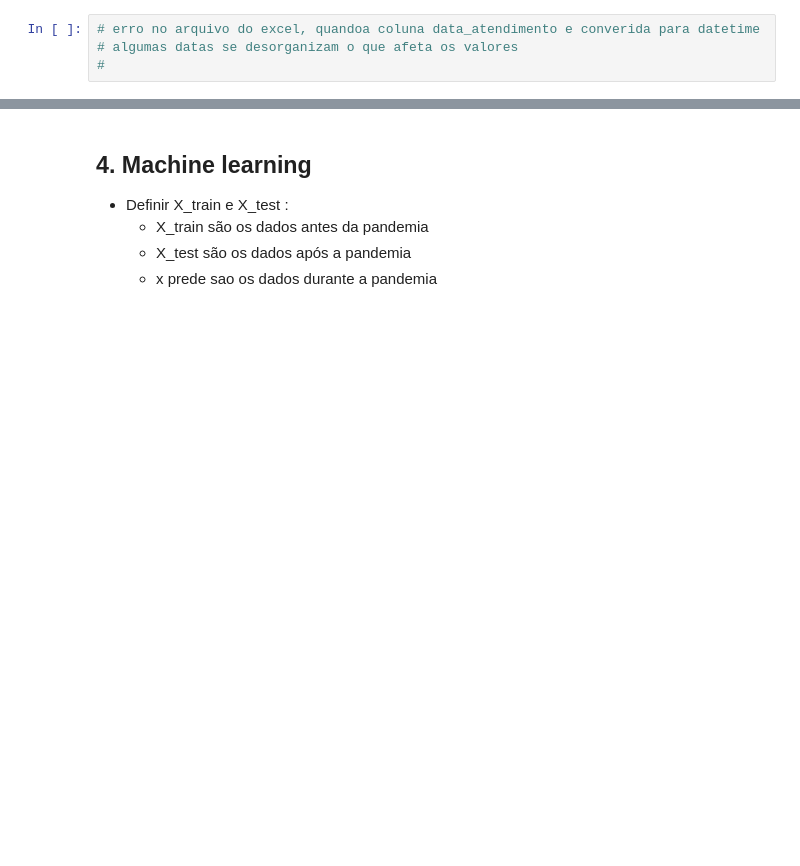
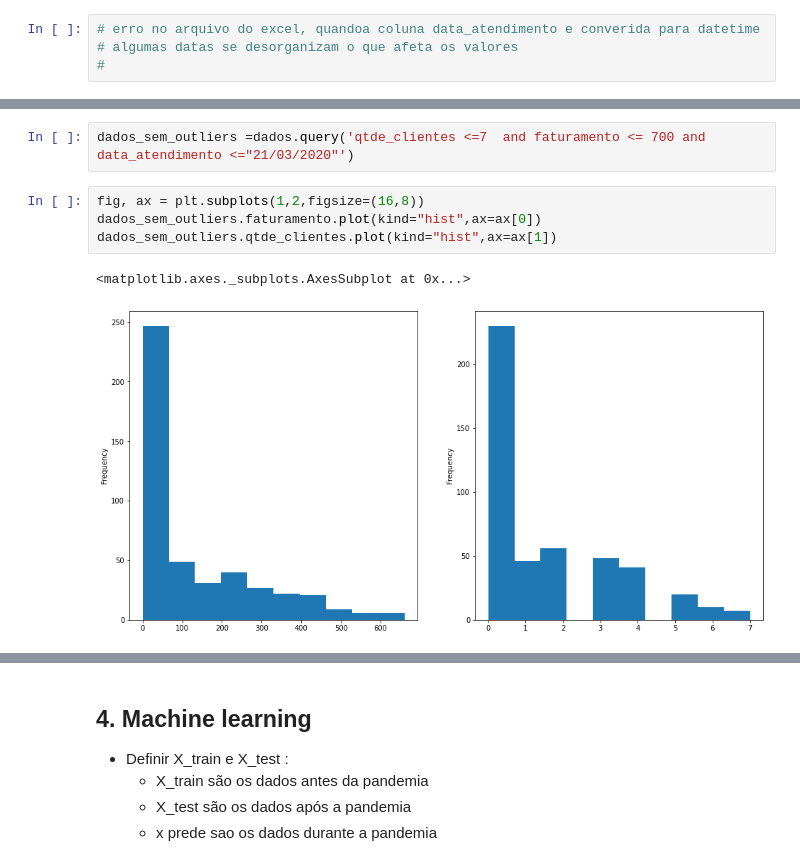
Before and after one commit to robertferro/previsao_faturamento_studio_estetica, a Jupyter notebook: dados-studio/coleta-manipulacao-de-dados.ipynb, the cells around one changed output, grey strips where cells are left out. Cells and saved outputs as stored; diff of their text form; blank space fills up the shorter version.

```diff
--- a/dados-studio/coleta-manipulacao-de-dados.ipynb
+++ b/dados-studio/coleta-manipulacao-de-dados.ipynb
@@ -81,0 +135,9 @@ dados.corr()
+# %%
+dados_sem_outliers =dados.query('qtde_clientes <=7  and faturamento <= 700 and data_atendimento <="21/03/2020"')
+# %%
+fig, ax = plt.subplots(1,2,figsize=(16,8))
+dados_sem_outliers.faturamento.plot(kind="hist",ax=ax[0])
+dados_sem_outliers.qtde_clientes.plot(kind="hist",ax=ax[1])
+# %% [output]
+<matplotlib.axes._subplots.AxesSubplot at 0x...>
+[figure, added]
```
Also changed, not shown: parts of 51 cells of this notebook.
